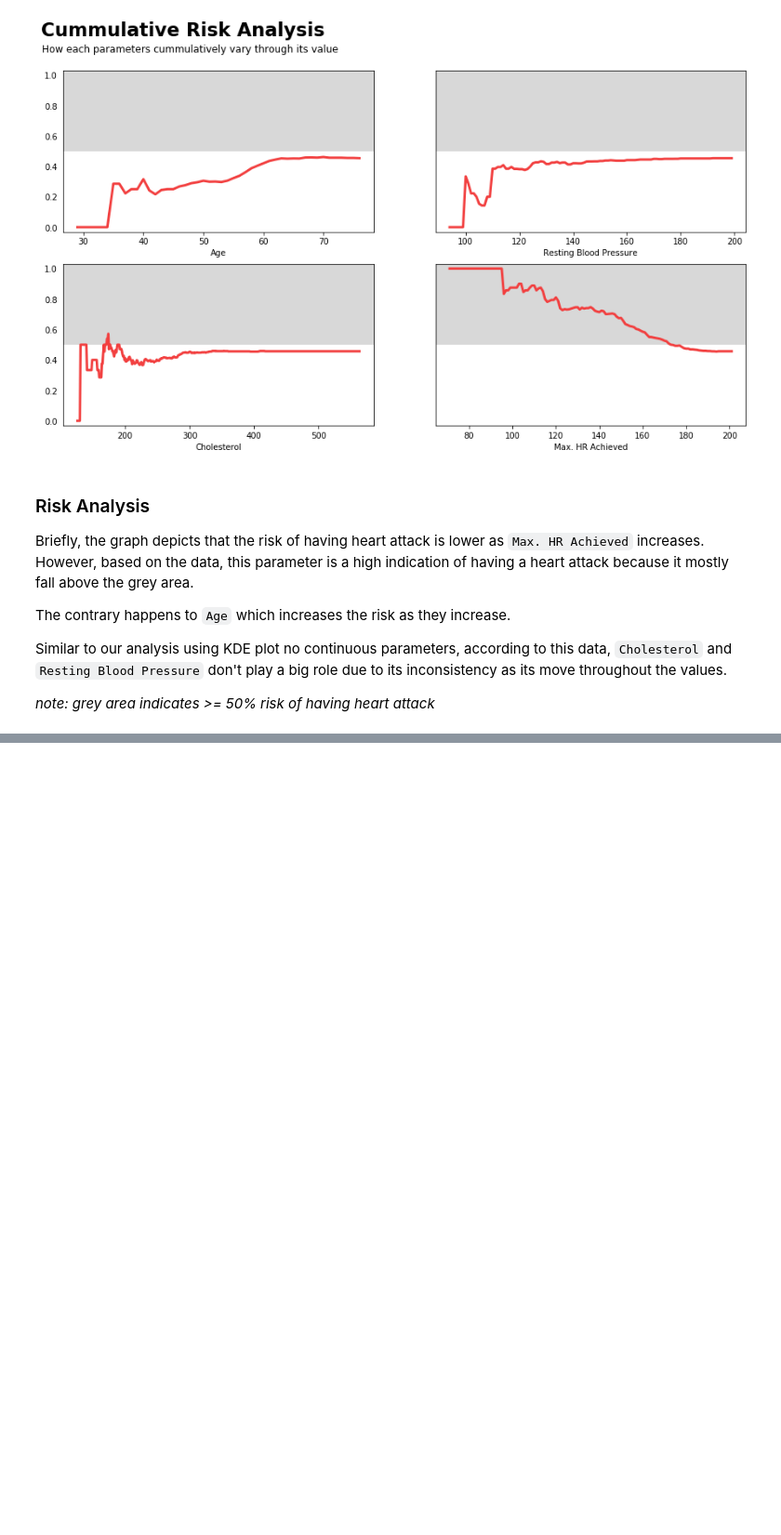
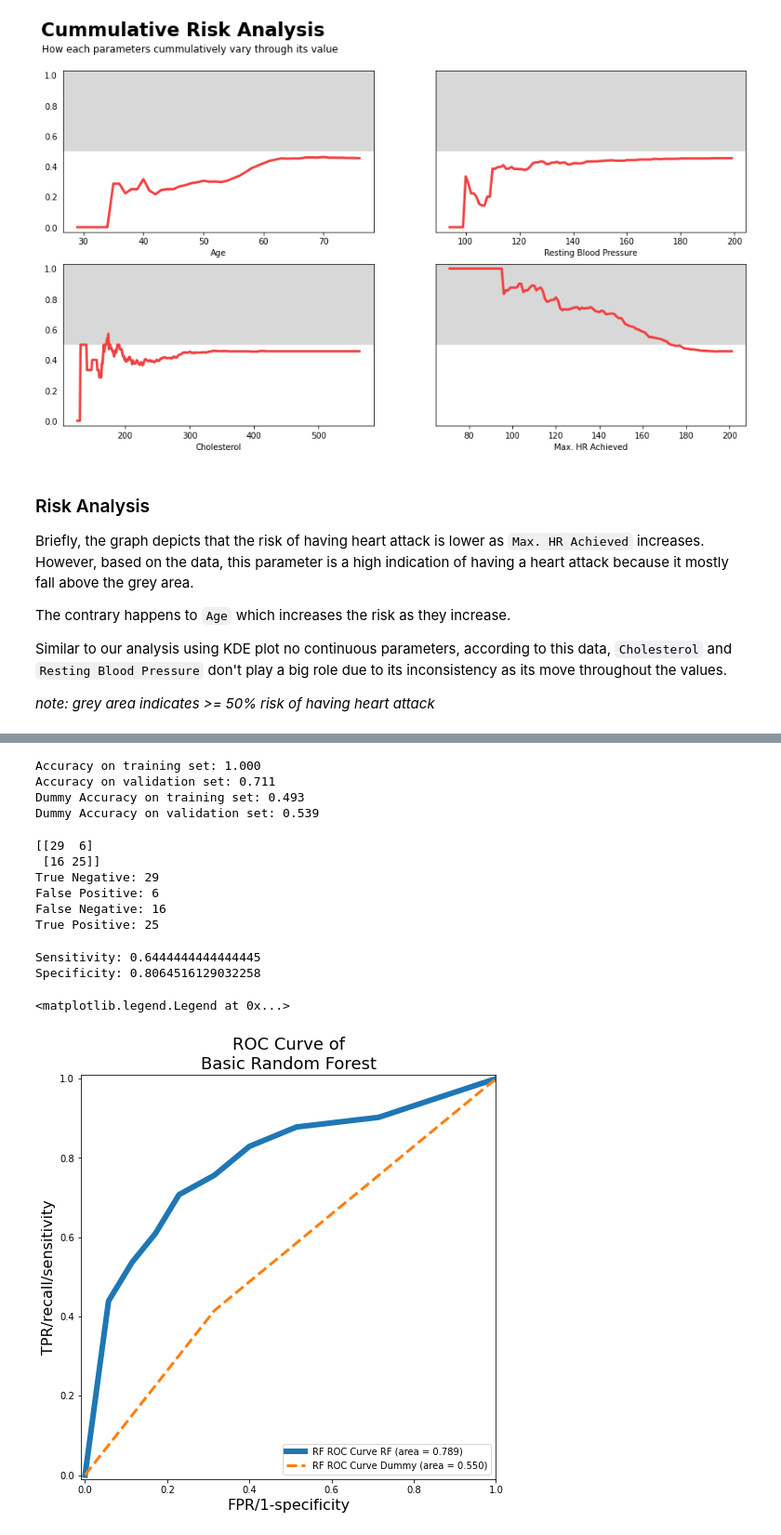
Before and after one commit to amrirasyidi/heart_attack_learn_1, a Jupyter notebook: ML_learn.ipynb, the cells around one changed output, grey strips where cells are left out. Shown: that part at 93% size. Drawn from its saved outputs; the diff is of its cells as text; code cells hidden in the pictures; blank space fills up the shorter version.

```diff
--- a/ML_learn.ipynb
+++ b/ML_learn.ipynb
@@ -435 +461,4 @@ random_state = 1
 X_train, X_val, y_train, y_val = train_test_split(X, y, random_state=random_state)
+# %%
+dummy_clf = DummyClassifier(random_state = random_state)
+dummy_clf.fit(X_train, y_train)
@@ -436,5 +467,5 @@ X_train, X_val, y_train, y_val = train_test_split(X, y, random_state=random_stat
 # %%
-forest = RandomForestClassifier(n_estimators=5, random_state=2)
+forest = RandomForestClassifier(random_state=random_state)
 forest.fit(X_train, y_train)
 # %% [output]
 RandomForestClassifier(bootstrap=True, class_weight=None, criterion='gini',
@@ -479,0 +505,65 @@ forest_feat['feature'] = pd.Categorical(forest_feat['feature'], categories=fores
+# %%
+# model evaluation
+
+# accuracy
+print("Accuracy on training set: {:.3f}".format(forest.score(X_train, y_train)))
+print("Accuracy on validation set: {:.3f}".format(forest.score(X_val, y_val)))
+
+print("Dummy Accuracy on training set: {:.3f}".format(dummy_clf.score(X_train, y_train)))
+print("Dummy Accuracy on validation set: {:.3f}".format(dummy_clf.score(X_val, y_val)))
+# %% [output]
+Accuracy on training set: 1.000
+Accuracy on validation set: 0.711
+Dummy Accuracy on training set: 0.493
+Dummy Accuracy on validation set: 0.539
+# %%
+# Confussion matrix
+val_pred = forest.predict(X_val)
+tn, fp, fn, tp = confusion_matrix(y_val, val_pred).ravel()
+conf_matrix = confusion_matrix(y_val, val_pred)
+print(conf_matrix)
+print("True Negative:", tn)
+print("False Positive:", fp)
+print("False Negative:", fn)
+print("True Positive:", tp)
+# %% [output]
+[[29  6]
+ [16 25]]
+True Negative: 29
+False Positive: 6
+False Negative: 16
+True Positive: 25
+# %%
+# Specificity and Sensitivity
+sensitivity = conf_matrix[0,0]/(conf_matrix[0,0]+conf_matrix[1,0])
+specificity = conf_matrix[1,1]/(conf_matrix[1,1]+conf_matrix[0,1])
+
+print('Sensitivity:',sensitivity)
+print('Specificity:',specificity)
+# %% [output]
+Sensitivity: 0.6444444444444445
+Specificity: 0.8064516129032258
+# %%
+# Random Forest
+# ROC AUC
+fpr_rf, tpr_rf, thresholds_rf = roc_curve(y_val, forest.predict_proba(X_val)[:, 1])
+roc_auc_grd_rf = auc(fpr_rf, tpr_rf)
+
+fpr_dummy, tpr_dummy, thresholds_dummy = roc_curve(y_val, dummy_clf.predict_proba(X_val)[:, 1])
+roc_auc_grd_dummy = auc(fpr_dummy, tpr_dummy)
+
+fig, ax = plt.subplots(figsize = (8,8))
+
+plt.plot(fpr_rf, tpr_rf, label="RF ROC Curve RF (area = {:0.3f})".format(roc_auc_grd_rf), lw = 6)
+plt.plot(fpr_dummy, tpr_dummy, label="RF ROC Curve Dummy (area = {:0.3f})".format(roc_auc_grd_dummy), lw = 3, linestyle='--')
+# plt.plot([0, 1], [0, 1], color='navy', lw=3, linestyle='--')
+
+plt.xlim([-0.01, 1.00])
+plt.ylim([-0.01, 1.01])
+plt.xlabel("FPR/1-specificity", fontsize=16)
+plt.ylabel("TPR/recall/sensitivity", fontsize=16)
+plt.title('ROC Curve of\nBasic Random Forest', fontsize=18)
+plt.legend(loc=4)
+# %% [output]
+<matplotlib.legend.Legend at 0x...>
+[figure, added]
```
Also changed, not shown: parts of 30 cells of this notebook.
